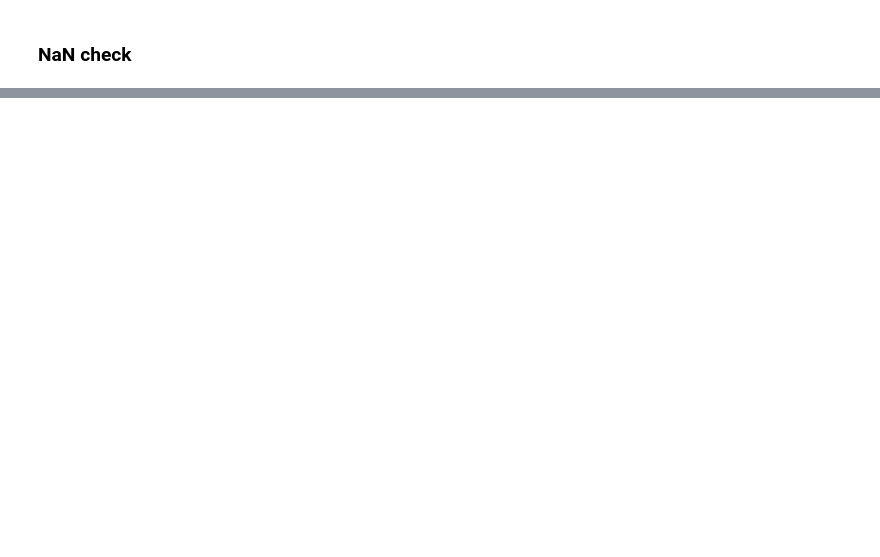
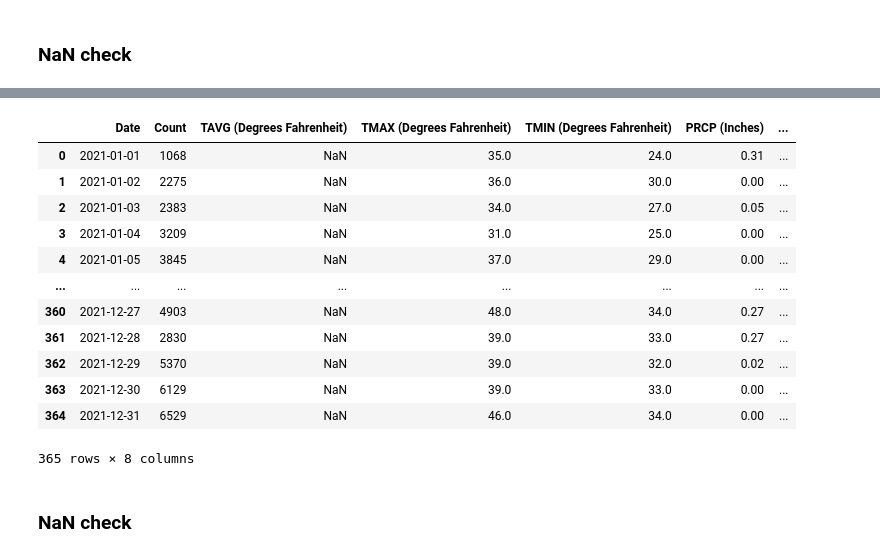
Before and after one commit to mikoMaz/ml_project_2023_24, a Jupyter notebook: ml_project_2023_24.ipynb, the cells around one changed output, grey strips where cells are left out. Drawn from its saved outputs; the diff is of its cells as text; code cells hidden in the pictures; blank space fills up the shorter version.

Commit message:
add weather data preparation; data merge

```diff
--- a/ml_project_2023_24.ipynb
+++ b/ml_project_2023_24.ipynb
@@ -83,8 +85,8 @@ bike_data
 # %%
 # format date
 
-bike_data = bike_data['started_at'].apply(
+bike_data['started_at'] = bike_data['started_at'].apply(
     lambda x: datetime.strptime(x, '%Y-%m-%d %H:%M:%S').strftime('%Y-%m-%d')
 )
 # %%
-bike_data = bike_data.to_frame()
+bike_data
@@ -111,0 +109,3 @@ bike_data_count
+# %%
+bike_data_count = bike_data.groupby('started_at')['started_at'].count().reset_index(name='Count')
+bike_data_count
@@ -118,0 +136,3 @@ dtype: int64
+# %%
+bike_data_count = bike_data_count.rename(columns={'started_at': 'Date'})
+bike_data_count
@@ -118,0 +198,19 @@ dtype: int64
+# %%
+merged_df = pd.merge(bike_data_count, weather_data, on="Date", how = "inner")
+merged_df
+# %% [output]
+|  | Date | Count | TAVG (Degrees Fahrenheit) | TMAX (Degrees Fahrenheit) | TMIN (Degrees Fahrenheit) | PRCP (Inches) | ... |
+| 0 | 2021-01-01 | 1068 | NaN | 35.0 | 24.0 | 0.31 | ... |
+| 1 | 2021-01-02 | 2275 | NaN | 36.0 | 30.0 | 0.00 | ... |
+| 2 | 2021-01-03 | 2383 | NaN | 34.0 | 27.0 | 0.05 | ... |
+| 3 | 2021-01-04 | 3209 | NaN | 31.0 | 25.0 | 0.00 | ... |
+| 4 | 2021-01-05 | 3845 | NaN | 37.0 | 29.0 | 0.00 | ... |
+| ... | ... | ... | ... | ... | ... | ... | ... |
+| 360 | 2021-12-27 | 4903 | NaN | 48.0 | 34.0 | 0.27 | ... |
+| 361 | 2021-12-28 | 2830 | NaN | 39.0 | 33.0 | 0.27 | ... |
+| 362 | 2021-12-29 | 5370 | NaN | 39.0 | 32.0 | 0.02 | ... |
+| 363 | 2021-12-30 | 6129 | NaN | 39.0 | 33.0 | 0.00 | ... |
+| 364 | 2021-12-31 | 6529 | NaN | 46.0 | 34.0 | 0.00 | ... |
+365 rows × 8 columns
+# %% [markdown]
+### NaN check
```
Also changed, not shown: parts of 21 cells of this notebook.
